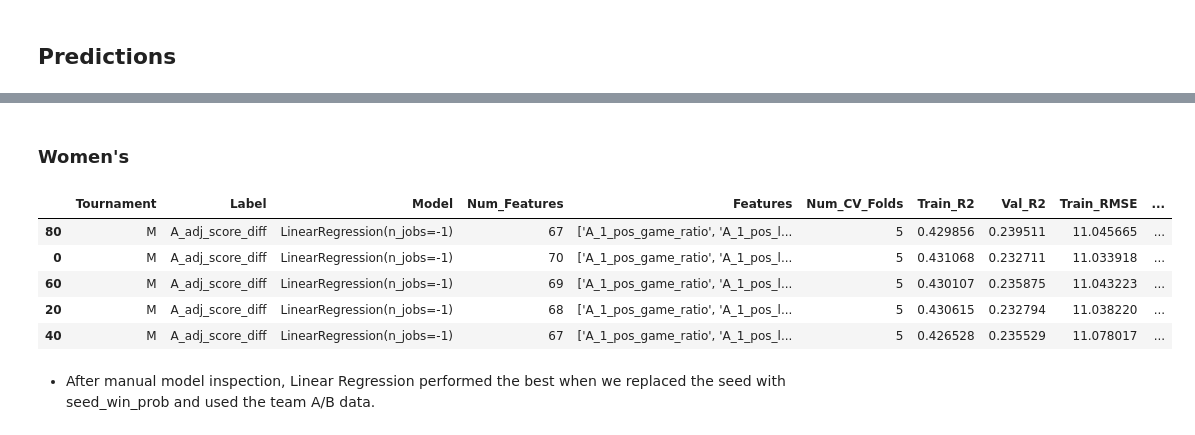
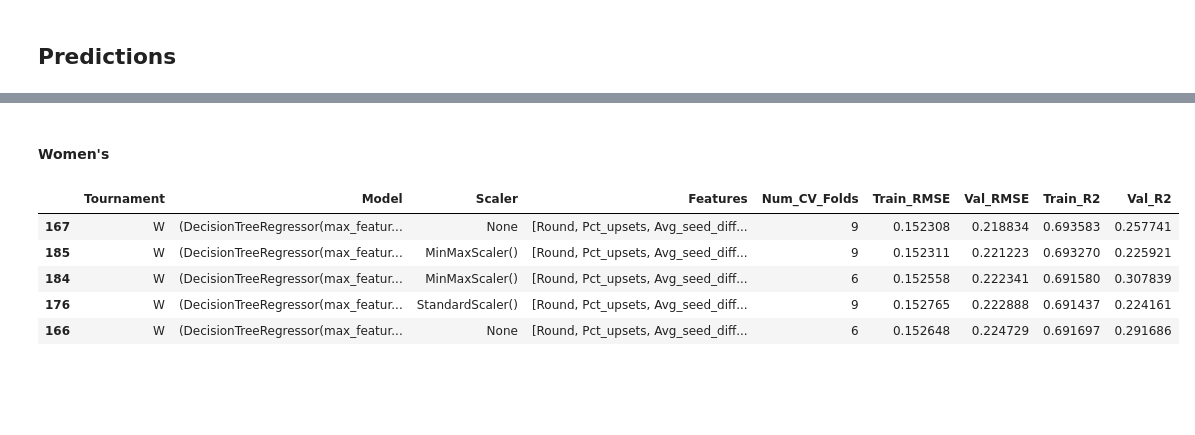
Before and after one commit to heefjones/march_madness, a Jupyter notebook: preds_upsets.ipynb, the cells around one changed output, grey strips where cells are left out. Cells and saved outputs as stored; diff of their text form; code cells hidden in the pictures; blank space fills up the shorter version.

Commit message:
tested detailed features with both regression and classification models

```diff
--- a/preds_upsets.ipynb
+++ b/preds_upsets.ipynb
@@ -241,5 +226,5 @@ upset_preds
 # %% [markdown]
-### Women's
+#### Women's
 # %%
 # run regression models
 for model in tqdm(models, desc='Model', file=sys.stdout):
@@ -250,12 +235,12 @@ for model in tqdm(models, desc='Model', file=sys.stdout):
                 run_model(tournament='W', estimator=model, data=wupsets, features=features, models_df=upset_preds, scaler=scaler, folds=fold)
 # %%
 # inspect
-upset_preds[upset_preds['Tournament'] == 'W'].sort_values(by='Val_RMSE', ascending=False).head()
+upset_preds[upset_preds['Tournament'] == 'W'].sort_values(by='Val_RMSE', ascending=True).head()
 # %% [output]
-|  | Tournament | Label | Model | Num_Features | Features | Num_CV_Folds | Train_R2 | Val_R2 | Train_RMSE | ... |
-| 80 | M | A_adj_score_diff | LinearRegression(n_jobs=-1) | 67 | ['A_1_pos_game_ratio', 'A_1_pos_l... | 5 | 0.429856 | 0.239511 | 11.045665 | ... |
-| 0 | M | A_adj_score_diff | LinearRegression(n_jobs=-1) | 70 | ['A_1_pos_game_ratio', 'A_1_pos_l... | 5 | 0.431068 | 0.232711 | 11.033918 | ... |
-| 60 | M | A_adj_score_diff | LinearRegression(n_jobs=-1) | 69 | ['A_1_pos_game_ratio', 'A_1_pos_l... | 5 | 0.430107 | 0.235875 | 11.043223 | ... |
-| 20 | M | A_adj_score_diff | LinearRegression(n_jobs=-1) | 68 | ['A_1_pos_game_ratio', 'A_1_pos_l... | 5 | 0.430615 | 0.232794 | 11.038220 | ... |
-| 40 | M | A_adj_score_diff | LinearRegression(n_jobs=-1) | 67 | ['A_1_pos_game_ratio', 'A_1_pos_l... | 5 | 0.426528 | 0.235529 | 11.078017 | ... |
+|  | Tournament | Model | Scaler | Features | Num_CV_Folds | Train_RMSE | Val_RMSE | Train_R2 | Val_R2 |
+| 167 | W | (DecisionTreeRegressor(max_featur... | None | [Round, Pct_upsets, Avg_seed_diff... | 9 | 0.152308 | 0.218834 | 0.693583 | 0.257741 |
+| 185 | W | (DecisionTreeRegressor(max_featur... | MinMaxScaler() | [Round, Pct_upsets, Avg_seed_diff... | 9 | 0.152311 | 0.221223 | 0.693270 | 0.225921 |
+| 184 | W | (DecisionTreeRegressor(max_featur... | MinMaxScaler() | [Round, Pct_upsets, Avg_seed_diff... | 6 | 0.152558 | 0.222341 | 0.691580 | 0.307839 |
+| 176 | W | (DecisionTreeRegressor(max_featur... | StandardScaler() | [Round, Pct_upsets, Avg_seed_diff... | 9 | 0.152765 | 0.222888 | 0.691437 | 0.224161 |
+| 166 | W | (DecisionTreeRegressor(max_featur... | None | [Round, Pct_upsets, Avg_seed_diff... | 6 | 0.152648 | 0.224729 | 0.691697 | 0.291686 |
 # %%
@@ -264,2 +248,0 @@ reg_df.to_csv('models/regression_models.csv', index=False)
-# %% [markdown]
-- After manual model inspection, Linear Regression performed the best when we replaced the seed with seed_win_prob and used the team A/B data.
```
Also changed, not shown: parts of 9 cells of this notebook, 7 other files.
